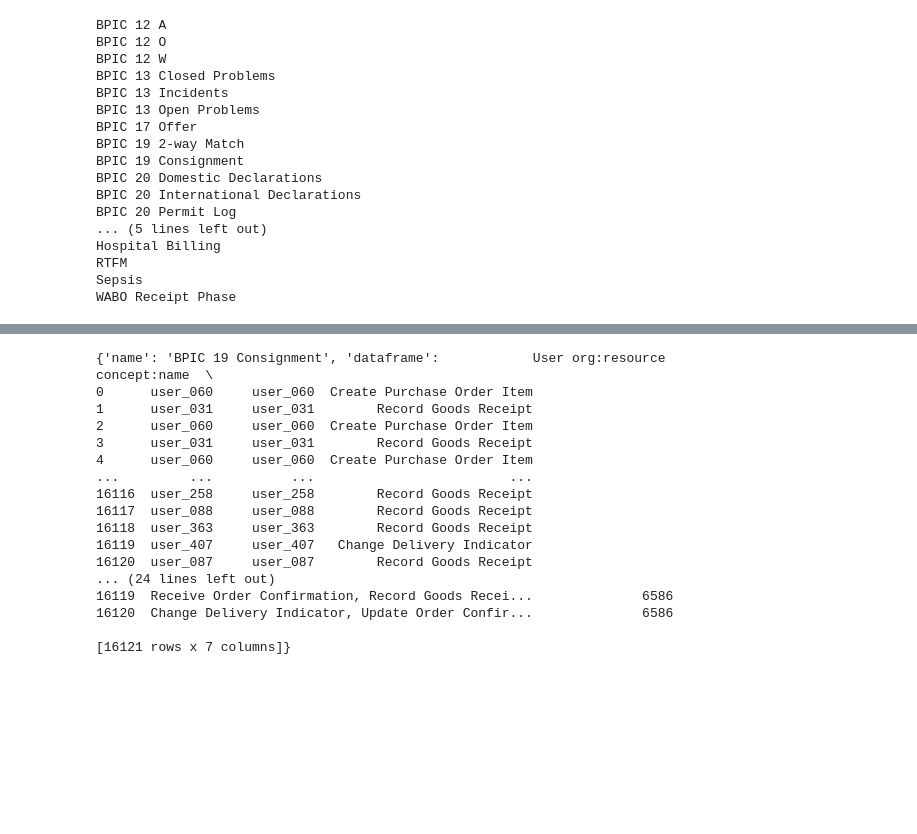
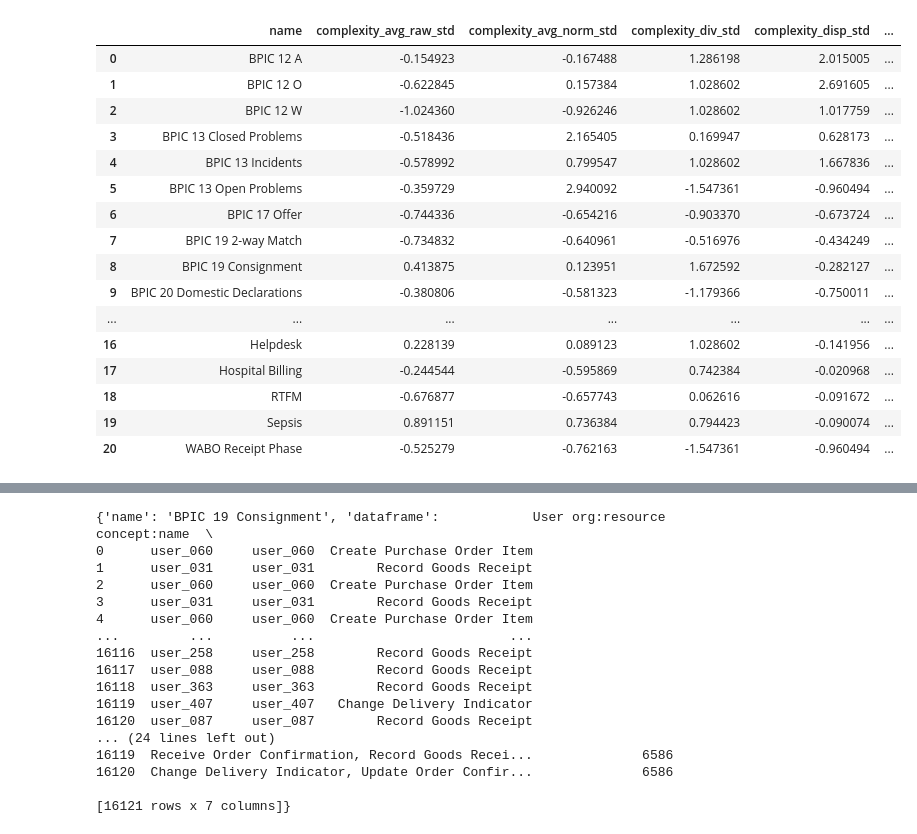
Before and after one commit to hudsonjychen/translucent-log-complexity, a Jupyter notebook: notebooks/experiment.ipynb, the cells around one changed output, grey strips where cells are left out. Cells and saved outputs as stored; diff of their text form; code cells hidden in the pictures; blank space fills up the shorter version.

```diff
--- a/notebooks/experiment.ipynb
+++ b/notebooks/experiment.ipynb
@@ -10,29 +8,34 @@ sys.path.insert(0, str(ROOT / "external" / "TranslucentActivityRelationships"))
 # %%
 import pickle
+import pandas as pd
 
-path = ROOT / "results" / "translucent_real_life" / "translucent_real_life_logs.pkl"
+path = ROOT / "results" / "evaluation" / "real_life"
+rl_complexity_path = path / "complexity.csv"
+rl_quality_path = path / "quality.csv"
 
-with open(path, "rb") as f:
-    logs = pickle.load(f)
+rl_c_df = pd.read_csv(rl_complexity_path)
+rl_q_df = pd.read_csv(rl_quality_path)
 
-for l in logs:
-    print(l["name"])
+rl_df_merge = pd.merge(rl_c_df, rl_q_df, on="name", how="inner")
+rl_df = rl_df_merge[["name", "complexity_avg_raw_std", "complexity_avg_norm_std", "complexity_div_std", "complexity_disp_std",  "complexity_diss_aa_seq_std",
+                     "f_score_imtf", "f_score_imts", "f_score_imto", "f_score_imftf", "f_score_imfts", "f_score_imfto"]]
+rl_df
 # %% [output]
-BPIC 12 A
-BPIC 12 O
-BPIC 12 W
-BPIC 13 Closed Problems
-BPIC 13 Incidents
-BPIC 13 Open Problems
-BPIC 17 Offer
-BPIC 19 2-way Match
-BPIC 19 Consignment
-BPIC 20 Domestic Declarations
-BPIC 20 International Declarations
-BPIC 20 Permit Log
-... (5 lines left out)
-Hospital Billing
-RTFM
-Sepsis
-WABO Receipt Phase
+|  | name | complexity_avg_raw_std | complexity_avg_norm_std | complexity_div_std | complexity_disp_std | ... |
+| 0 | BPIC 12 A | -0.154923 | -0.167488 | 1.286198 | 2.015005 | ... |
+| 1 | BPIC 12 O | -0.622845 | 0.157384 | 1.028602 | 2.691605 | ... |
+| 2 | BPIC 12 W | -1.024360 | -0.926246 | 1.028602 | 1.017759 | ... |
+| 3 | BPIC 13 Closed Problems | -0.518436 | 2.165405 | 0.169947 | 0.628173 | ... |
+| 4 | BPIC 13 Incidents | -0.578992 | 0.799547 | 1.028602 | 1.667836 | ... |
+| 5 | BPIC 13 Open Problems | -0.359729 | 2.940092 | -1.547361 | -0.960494 | ... |
+| 6 | BPIC 17 Offer | -0.744336 | -0.654216 | -0.903370 | -0.673724 | ... |
+| 7 | BPIC 19 2-way Match | -0.734832 | -0.640961 | -0.516976 | -0.434249 | ... |
+| 8 | BPIC 19 Consignment | 0.413875 | 0.123951 | 1.672592 | -0.282127 | ... |
+| 9 | BPIC 20 Domestic Declarations | -0.380806 | -0.581323 | -1.179366 | -0.750011 | ... |
+| ... | ... | ... | ... | ... | ... | ... |
+| 16 | Helpdesk | 0.228139 | 0.089123 | 1.028602 | -0.141956 | ... |
+| 17 | Hospital Billing | -0.244544 | -0.595869 | 0.742384 | -0.020968 | ... |
+| 18 | RTFM | -0.676877 | -0.657743 | 0.062616 | -0.091672 | ... |
+| 19 | Sepsis | 0.891151 | 0.736384 | 0.794423 | -0.090074 | ... |
+| 20 | WABO Receipt Phase | -0.525279 | -0.762163 | -1.547361 | -0.960494 | ... |
 # %%
```
Also changed, not shown: parts of 2 cells of this notebook, 58 other files.
